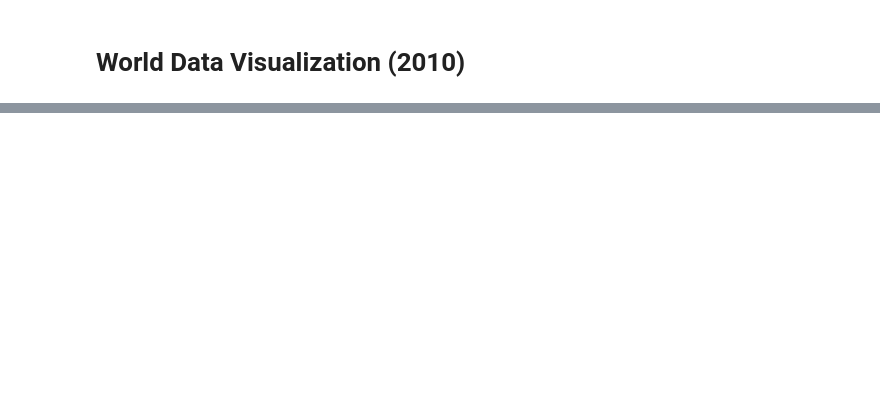
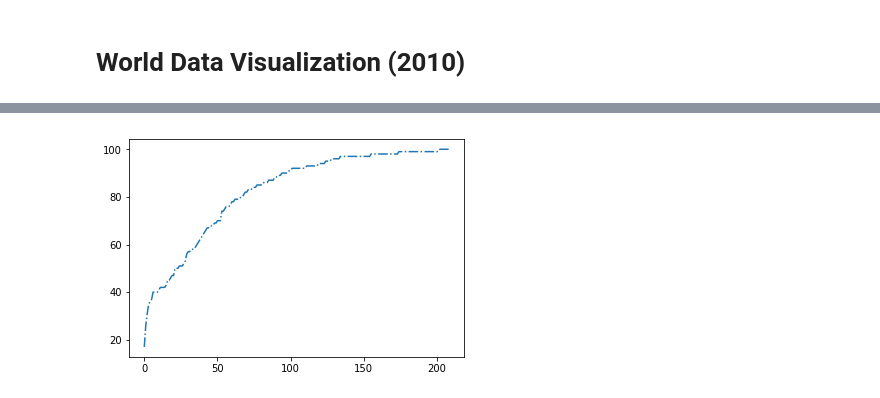
Before and after one commit to pranaymethuku/world-data-viz, a Jupyter notebook: World Data Visualization.ipynb, the cells around one changed output, grey strips where cells are left out. Drawn from its saved outputs; the diff is of its cells as text; code cells hidden in the pictures; blank space fills up the shorter version.

```diff
--- a/World Data Visualization.ipynb
+++ b/World Data Visualization.ipynb
@@ -51,3 +53,9 @@ literacy_map
+# %%
+# Distribution of literacy rates, seems like high literacy rates are common
+plt.plot([x for x in range(len(literacy_data))], sorted(literacy_data['Literacy (%)']), '-.')
+plt.show()
+# %% [output]
+[figure, added]
 # %%
 # Create map to show phones (per 1000):
 phones_map = folium.Map()
```
Also changed, not shown: parts of 1 cell of this notebook, 2 other files.
